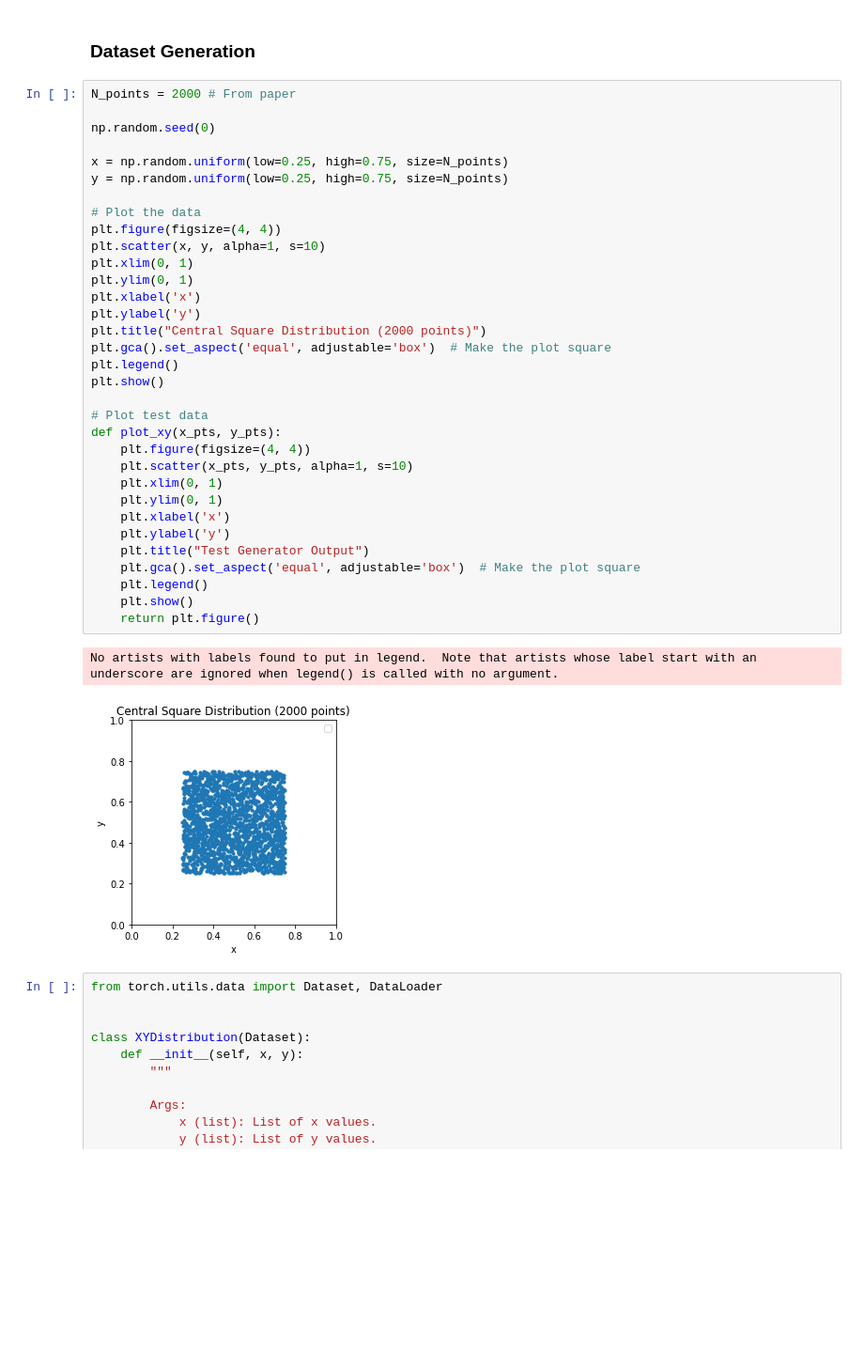
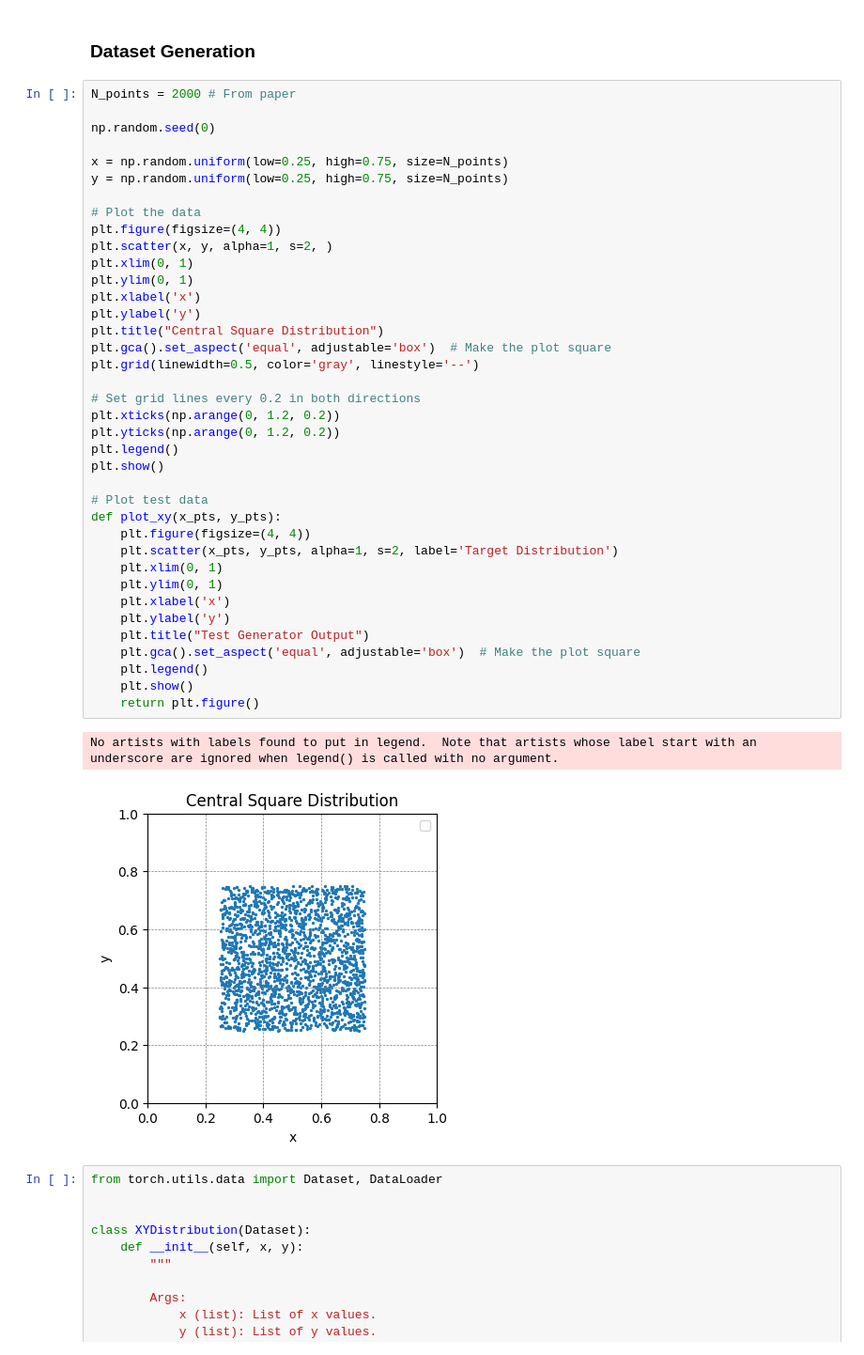
Before and after one commit to JacksonnF/InfoQGAN, a Jupyter notebook: experiments/InfoQGAN.ipynb, the cells around one changed output. Shown at 94% size. Drawn from its saved outputs; the diff is of its cells as text; blank space fills up the shorter version.

```diff
--- a/experiments/InfoQGAN.ipynb
+++ b/experiments/InfoQGAN.ipynb
@@ -247,37 +247,42 @@ N_points = 2000 # From paper
 
 np.random.seed(0)
 
 x = np.random.uniform(low=0.25, high=0.75, size=N_points)
 y = np.random.uniform(low=0.25, high=0.75, size=N_points)
 
 # Plot the data
 plt.figure(figsize=(4, 4))
-plt.scatter(x, y, alpha=1, s=10)
+plt.scatter(x, y, alpha=1, s=2, )
 plt.xlim(0, 1)
 plt.ylim(0, 1)
 plt.xlabel('x')
 plt.ylabel('y')
-plt.title("Central Square Distribution (2000 points)")
+plt.title("Central Square Distribution")
 plt.gca().set_aspect('equal', adjustable='box')  # Make the plot square
+plt.grid(linewidth=0.5, color='gray', linestyle='--')
+
+# Set grid lines every 0.2 in both directions
+plt.xticks(np.arange(0, 1.2, 0.2))
+plt.yticks(np.arange(0, 1.2, 0.2))
 plt.legend()
 plt.show()
 
 # Plot test data
 def plot_xy(x_pts, y_pts):
     plt.figure(figsize=(4, 4))
-    plt.scatter(x_pts, y_pts, alpha=1, s=10)
+    plt.scatter(x_pts, y_pts, alpha=1, s=2, label='Target Distribution')
     plt.xlim(0, 1)
     plt.ylim(0, 1)
     plt.xlabel('x')
     plt.ylabel('y')
     plt.title("Test Generator Output")
     plt.gca().set_aspect('equal', adjustable='box')  # Make the plot square
     plt.legend()
     plt.show()
     return plt.figure()
 # %% [output]
 No artists with labels found to put in legend.  Note that artists whose label start with an underscore are ignored when legend() is called with no argument.
-[figure, old version]
+[figure, new version]
 # %%
 from torch.utils.data import Dataset, DataLoader
 
```
Also changed, not shown: parts of 5 cells of this notebook.
